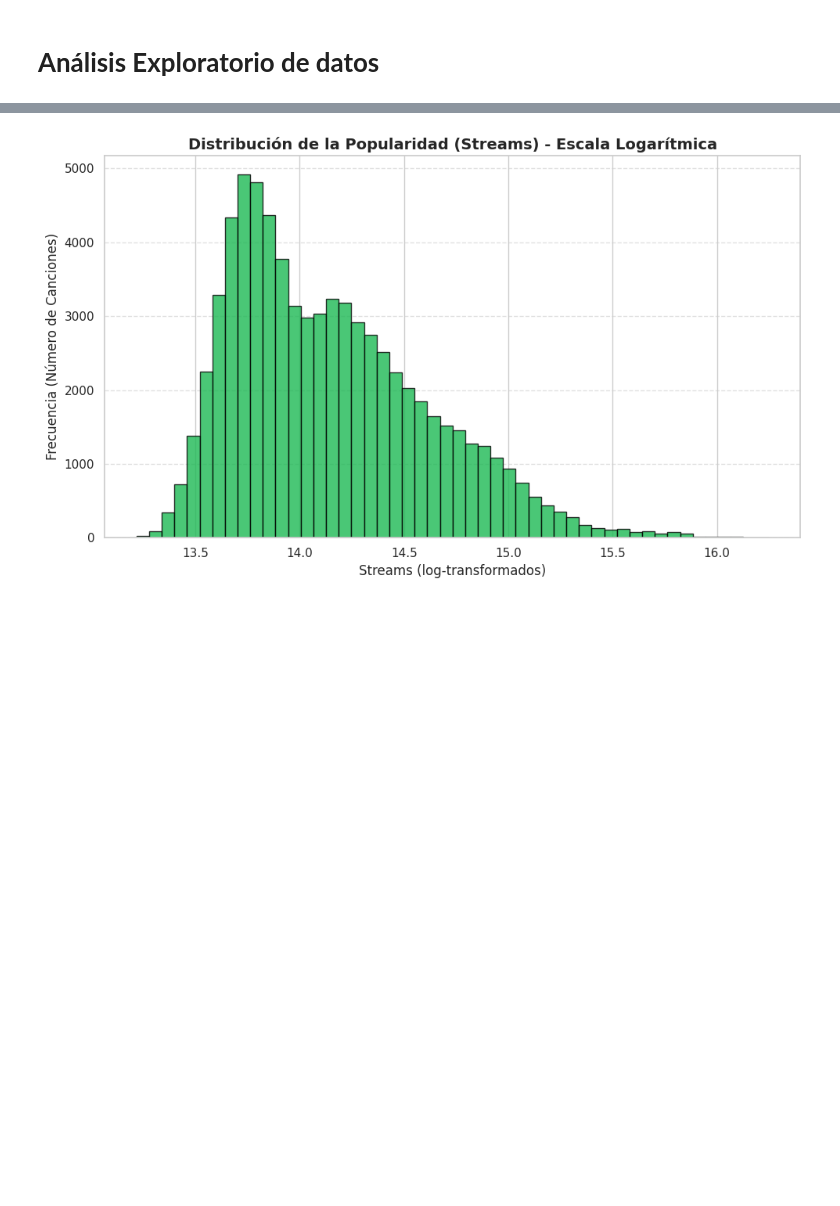
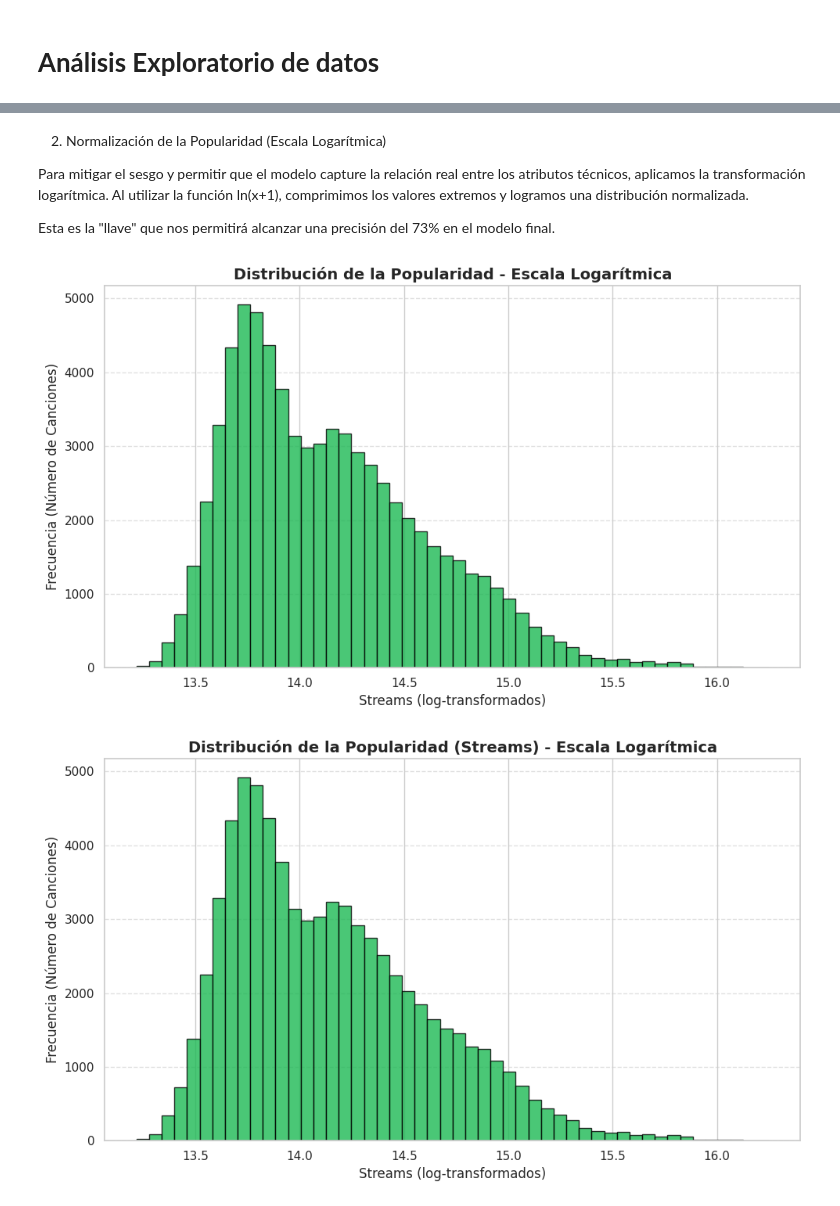
Before and after one commit to tiagoflorin/DataScience1, a Jupyter notebook: Auditoria_Musical_Taeko_Final.ipynb, the cells around one changed output, grey strips where cells are left out. Cells and saved outputs as stored; diff of their text form; code cells hidden in the pictures; blank space fills up the shorter version.

```diff
--- a/Auditoria_Musical_Taeko_Final.ipynb
+++ b/Auditoria_Musical_Taeko_Final.ipynb
@@ -183,3 +265,34 @@ plt.show()
+# %% [markdown]
+2. Normalización de la Popularidad (Escala Logarítmica)
+
+Para mitigar el sesgo y permitir que el modelo capture la relación real entre los atributos técnicos, aplicamos la transformación logarítmica. Al utilizar la función ln(x+1), comprimimos los valores extremos y logramos una distribución normalizada.
+
+Esta es la "llave" que nos permitirá alcanzar una precisión del 73% en el modelo final.
+# %%
+# --- Optimización Estética y Técnica ---
+sns.set_style("whitegrid")
+log_streams = np.log1p(df['streams'])
+
+plt.figure(figsize=(10, 6))
+
+# Histograma con el "Verde Spotify"
+plt.hist(
+    log_streams,
+    bins=50,
+    color='#1DB954',
+    edgecolor='black',
+    alpha=0.8
+)
+
+plt.title("Distribución de la Popularidad - Escala Logarítmica", fontsize=14, fontweight='bold')
+plt.xlabel("Streams (log-transformados)", fontsize=12)
+plt.ylabel("Frecuencia (Número de Canciones)", fontsize=12)
+
+plt.grid(axis='y', linestyle='--', alpha=0.6)
+plt.tight_layout()
+plt.show()
+# %% [output]
+[figure, added]
 # %%
 import matplotlib.pyplot as plt
 import numpy as np
```
Also changed, not shown: parts of 60 cells of this notebook.
